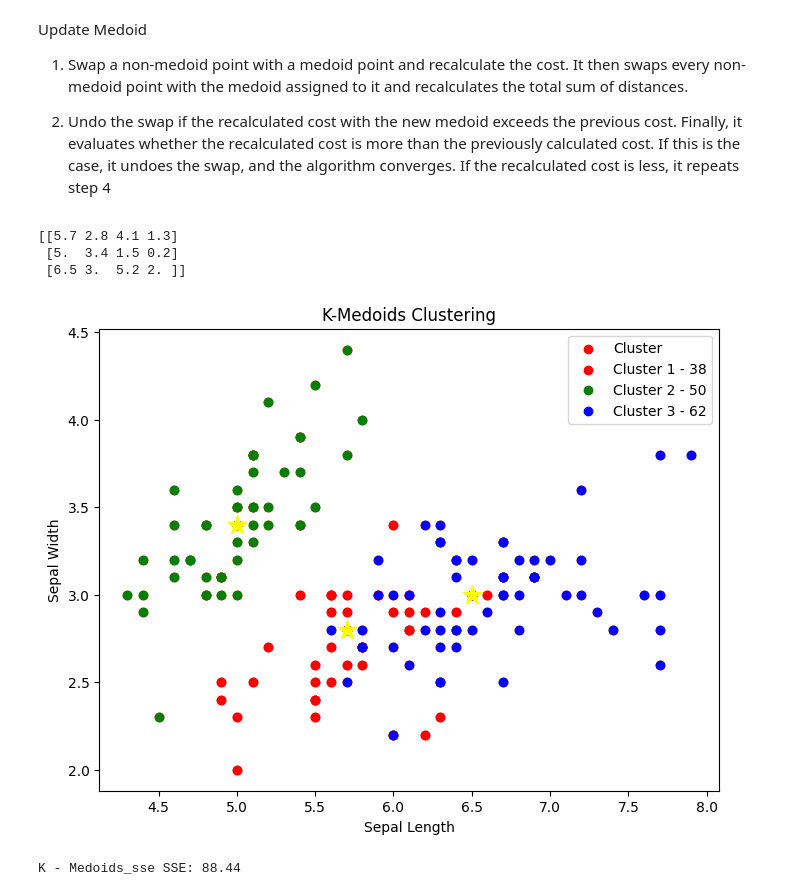
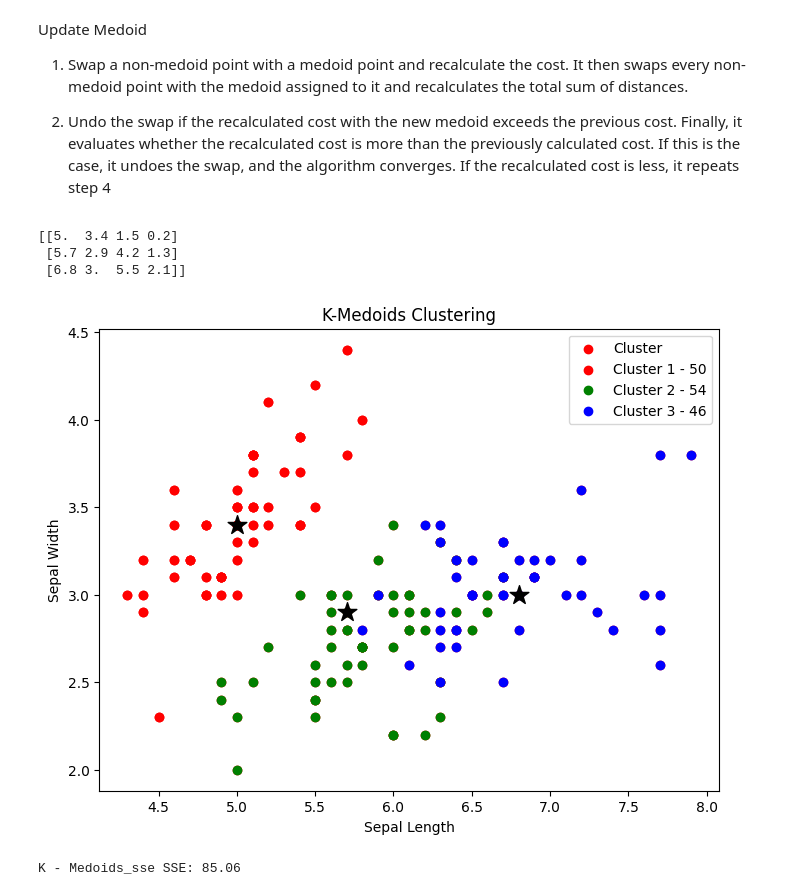
Before and after one commit to kundan2403/machine-learning, a Jupyter notebook: clustering.ipynb, the cells around one changed output. Saved outputs shown, nothing was run; the diff lists cells and outputs as text; code cells hidden in the pictures.

```diff
--- a/clustering.ipynb
+++ b/clustering.ipynb
@@ -197,17 +197,14 @@ def assign_clusters(data, medoids):
     clusters.append(cluster)
   return np.array(clusters)
 
-def update_medoids(data, clusters, k, medoids):
-  n_features = data.shape[1]
-  medoids = np.zeros((k, n_features))
+def update_medoids(data, clusters, k):
+  new_medoids = np.zeros((k, data.shape[1]))
   for i in range(k):
       cluster_points = data[clusters == i]
-      cluster_distances = np.zeros(len(cluster_points))
-      for j, point in enumerate(cluster_points):
-          cluster_distances[j] = np.sum([euclidean_distance(point, point2) for point2 in cluster_points])
-      min_index = np.argmin(cluster_distances)
-      medoids[i] = cluster_points[min_index]
-  return medoids
+      distances_within_cluster = np.sum(np.sqrt(np.sum((cluster_points[:, np.newaxis] - cluster_points[np.newaxis, :]) ** 2, axis=2)), axis=1)
+      new_medoids[i] = cluster_points[np.argmin(distances_within_cluster)]
+  return new_medoids
+
 
 def k_medoids(data, k):
   medoids = initialize_medoids(data, k)
@@ -216,39 +213,39 @@ def k_medoids(data, k):
   sse = 0
   while not coverage:
     itr += 1
     old_medoids = medoids.copy()
     clusters = assign_clusters(data, medoids)
-    medoids = update_medoids(data, clusters, k, medoids)
+    medoids = update_medoids(data, clusters, k)
     coverage = np.array_equal(old_medoids, medoids)
 
   for i in range(k):
         cluster_points = data[clusters == i]
         sse += np.sum((cluster_points - medoids[i])**2)
 
   return clusters, medoids, sse
 
 k_medoid_clusters, k_medoids, k_medoids_sse = k_medoids(X, K)
-print(k_medoids)
 colors = ['r', 'g', 'b']
 plt.figure(figsize=(8, 6))
 
-#ploting intitial data
+print(k_medoids)
+
 plt.scatter(X[:, 0], X[:, 1], c='r', label=f'Cluster')
 for i in range(K):
   cluster_points = X[k_medoid_clusters == i]
   _, counts = np.unique(k_medoid_clusters, return_counts=True)
   plt.scatter(cluster_points[:, 0], cluster_points[:, 1], c=colors[i], label=f'Cluster {i+1} - { counts[i] }')
-  plt.scatter(k_medoids[i, 0], k_medoids[i, 1], marker='*', color='yellow', s=200)
+  plt.scatter(k_medoids[i, 0], k_medoids[i, 1], marker='*', color='black', s=200)
 
 plt.title('K-Medoids Clustering')
 plt.xlabel('Sepal Length')
 plt.ylabel('Sepal Width')
 plt.legend()
 plt.show()
 print("K - Medoids_sse SSE:", k_medoids_sse)
 # %% [output]
-[[5.7 2.8 4.1 1.3]
- [5.  3.4 1.5 0.2]
- [6.5 3.  5.2 2. ]]
+[[5.  3.4 1.5 0.2]
+ [5.7 2.9 4.2 1.3]
+ [6.8 3.  5.5 2.1]]
-[figure, old version]
+[figure, new version]
-K - Medoids_sse SSE: 88.44
+K - Medoids_sse SSE: 85.06
```
Also changed, not shown: parts of 2 cells of this notebook.
